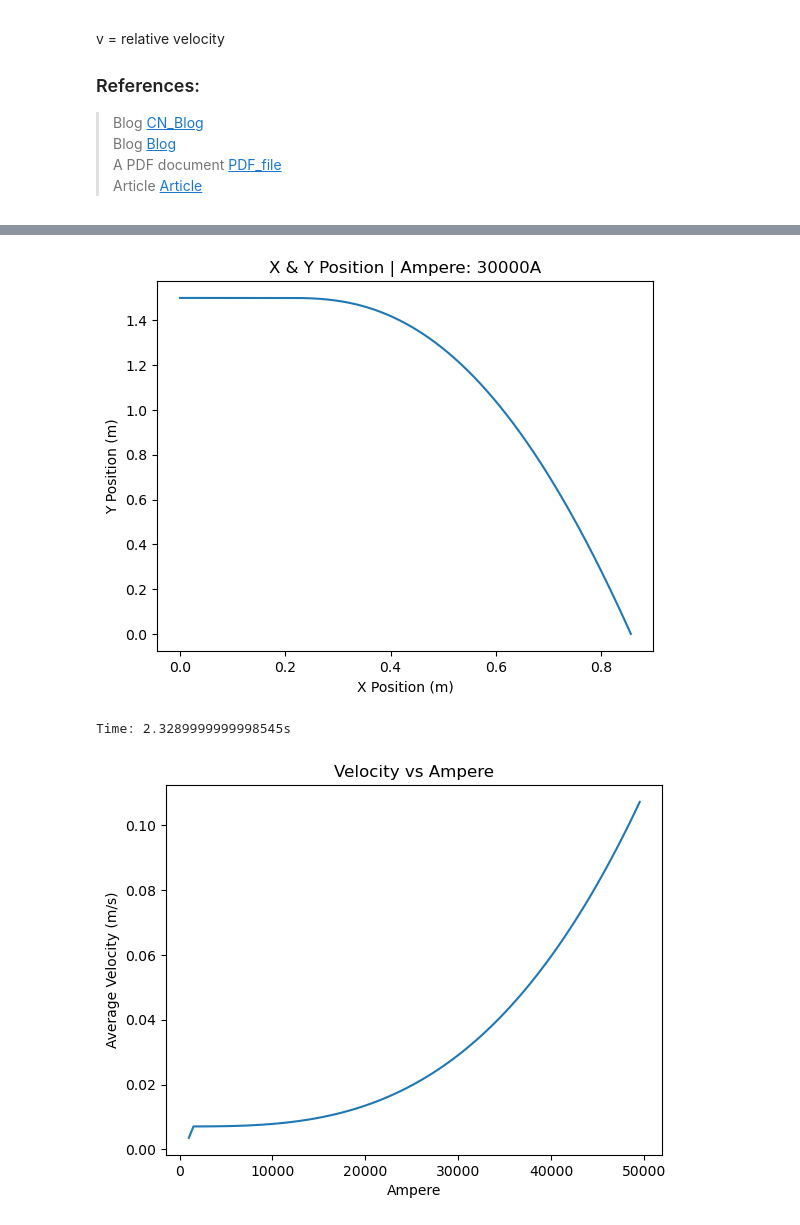
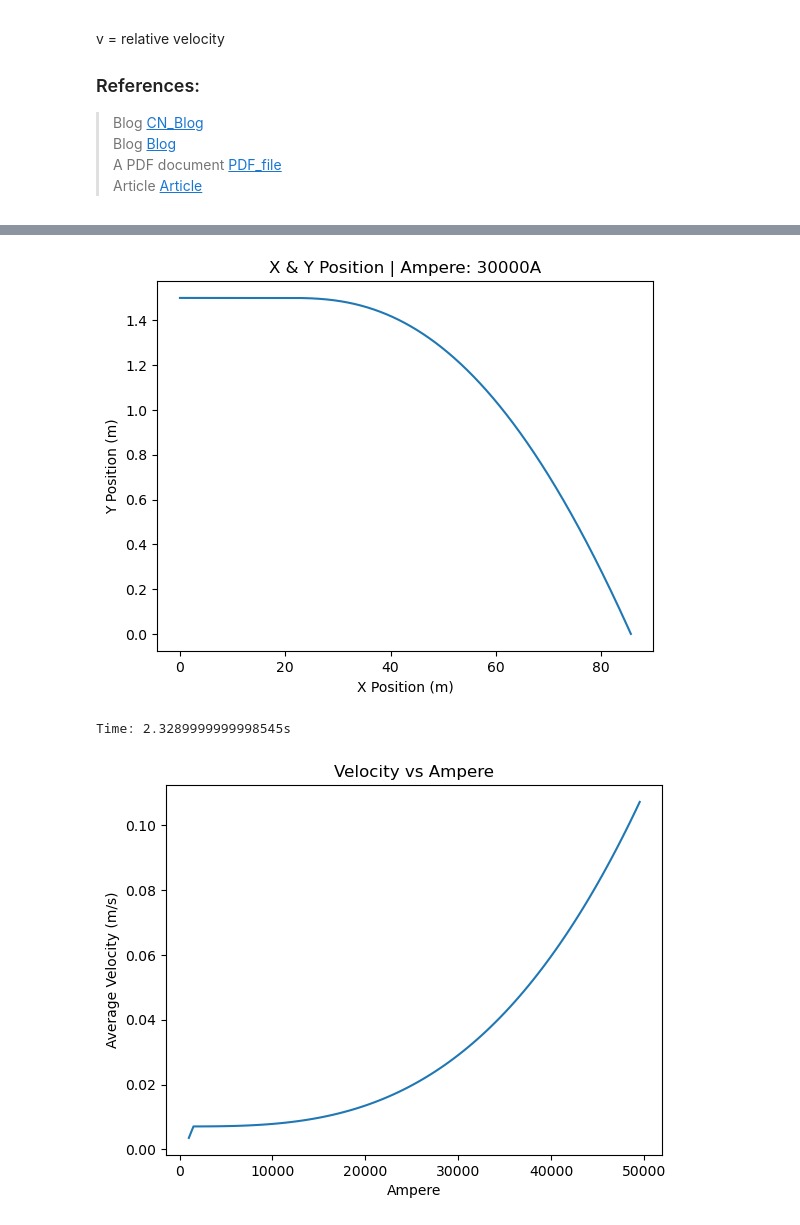
Before and after one commit to GoodrainCN/comph, a Jupyter notebook: PROJECT1/main.ipynb, the cells around one changed output, grey strips where cells are left out. Drawn from its saved outputs; the diff is of its cells as text; code cells hidden in the pictures.

```diff
--- a/PROJECT1/main.ipynb
+++ b/PROJECT1/main.ipynb
@@ -244,34 +244,38 @@ def run():
         dragForce_v = object.density * sim.air_density * 0.5 * 0.001 * (gVelocity**2)
         gravity = object.mass * 0.981
         gAcc += ((gravity-dragForce_v) / object.mass) * sim.dt
         #Cal the horizontal drag force
         dragForce = object.density * sim.air_density * 0.5 * 0.001 * (xVelocity**2)
         hAcc -= (dragForce / object.mass) * sim.dt
         #Update velocity and position
         gVelocity = gVelocity + gAcc * 0.001
         height = height - gVelocity * 0.001
         Y_DATA.append(height)
         #Store data to list
         xVelocity = xVelocity + hAcc * 0.001
         XPosition = XPosition + xVelocity * 0.001
         X_DATA.append(XPosition)
         time += 0.001
 
 
     x = np.arange(0,time-sim.dt,sim.dt)
     import matplotlib.pyplot as plt
     # plt.figure(figsize=(4,3))
     plt.plot(X_DATA,Y_DATA)
     text = "Ampere: " + str(ampere) + "A"
     plt.title("X & Y Position | " + text)
     plt.xlabel('X Position (m)')
     plt.ylabel("Y Position (m)")
+    plt.xticks(
+        [0.0,0.2,0.4,0.6,0.8],
+        [0,20,40,60,80]
+    )
     plt.savefig("markdown_img/XYPos.png")
     plt.show()
     print(f"Time: {time}s")
 run()
 # %% [output]
-[figure, old version]
+[figure, new version]
 Time: 2.3289999999998545s
 # %%
 import matplotlib.pyplot as plt
```
Also changed, not shown: 1 other file.
